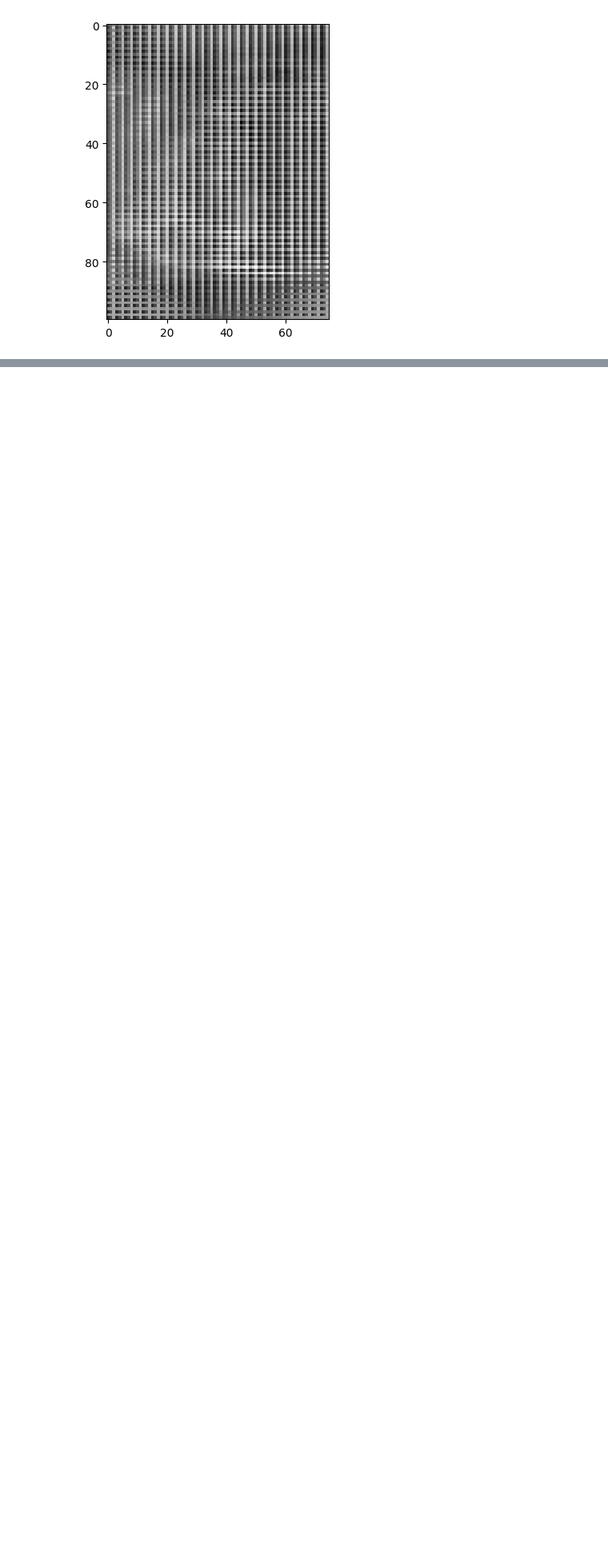
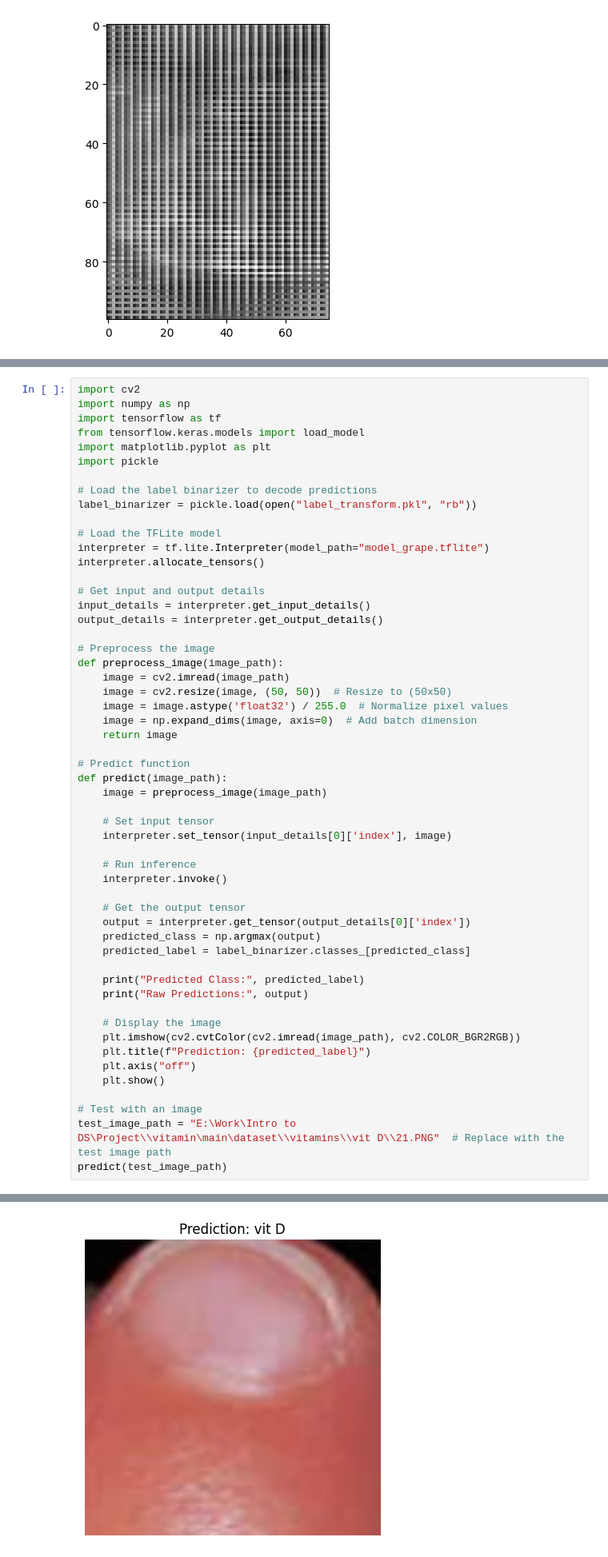
Before and after one commit to Dhiraj455/Vitamin-Deficiency-Recognition, a Jupyter notebook: disease.ipynb, the cells around one changed output, grey strips where cells are left out. Shown at 80% size. Cells and saved outputs as stored; diff of their text form; blank space fills up the shorter version.

```diff
--- a/disease.ipynb
+++ b/disease.ipynb
@@ -314,0 +489,55 @@ plt.show()
+# %%
+import cv2
+import numpy as np
+import tensorflow as tf
+from tensorflow.keras.models import load_model
+import matplotlib.pyplot as plt
+import pickle
+
+# Load the label binarizer to decode predictions
+label_binarizer = pickle.load(open("label_transform.pkl", "rb"))
+
+# Load the TFLite model
+interpreter = tf.lite.Interpreter(model_path="model_grape.tflite")
+interpreter.allocate_tensors()
+
+# Get input and output details
+input_details = interpreter.get_input_details()
+output_details = interpreter.get_output_details()
+
+# Preprocess the image
+def preprocess_image(image_path):
+    image = cv2.imread(image_path)
+    image = cv2.resize(image, (50, 50))  # Resize to (50x50)
+    image = image.astype('float32') / 255.0  # Normalize pixel values
+    image = np.expand_dims(image, axis=0)  # Add batch dimension
+    return image
+
+# Predict function
+def predict(image_path):
+    image = preprocess_image(image_path)
+
+    # Set input tensor
+    interpreter.set_tensor(input_details[0]['index'], image)
+
+    # Run inference
+    interpreter.invoke()
+
+    # Get the output tensor
+    output = interpreter.get_tensor(output_details[0]['index'])
+    predicted_class = np.argmax(output)
+    predicted_label = label_binarizer.classes_[predicted_class]
+
+    print("Predicted Class:", predicted_label)
+    print("Raw Predictions:", output)
+
+    # Display the image
+    plt.imshow(cv2.cvtColor(cv2.imread(image_path), cv2.COLOR_BGR2RGB))
+    plt.title(f"Prediction: {predicted_label}")
+    plt.axis("off")
+    plt.show()
+
+# Test with an image
+test_image_path = "E:\Work\Intro to DS\Project\\vitamin\main\dataset\\vitamins\\vit D\\21.PNG"  # Replace with the test image path
+predict(test_image_path)
+# %% [output]
@@ -314,0 +546 @@ plt.show()
+[figure, added]
```
Also changed, not shown: parts of 10 cells of this notebook, 2 other files.
